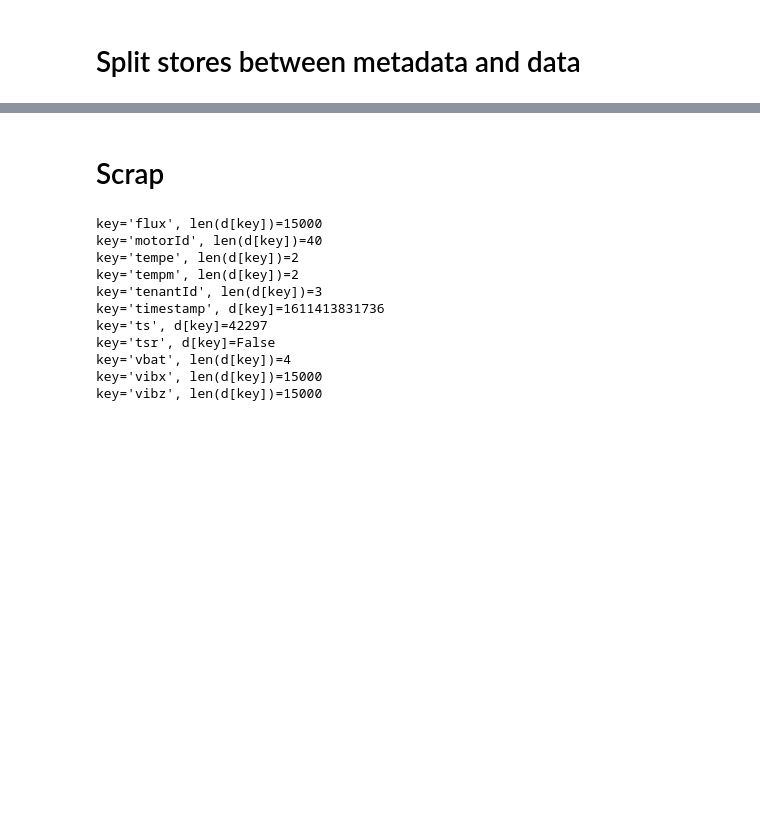
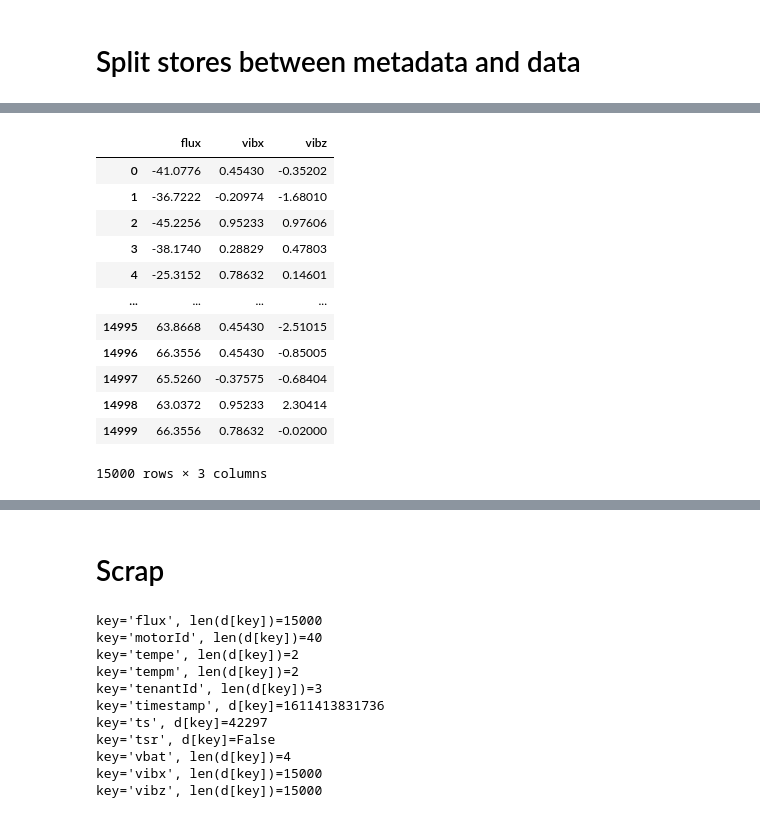
Before and after one commit to thorwhalen/plunk, a Jupyter notebook: plunk/sb/sms/data_access.ipynb, the cells around one changed output, grey strips where cells are left out. Drawn from its saved outputs; the diff is of its cells as text; code cells hidden in the pictures; blank space fills up the shorter version.

```diff
--- a/plunk/sb/sms/data_access.ipynb
+++ b/plunk/sb/sms/data_access.ipynb
@@ -63,6 +27,0 @@ set_of_concatenated_col_names(store)
-# %%
-path = '~/Dropbox/_odata/sound/induction_motor_data/'
-full_path = os.path.expanduser(path)
-
-# store
-store = DfLocalFileReader(full_path)
@@ -256,0 +54,18 @@ pandas.core.frame.DataFrame
+# %%
+datastore = data_store(store)
+df = datastore[key]
+df
+# %% [output]
+|  | flux | vibx | vibz |
+| 0 | -41.0776 | 0.45430 | -0.35202 |
+| 1 | -36.7222 | -0.20974 | -1.68010 |
+| 2 | -45.2256 | 0.95233 | 0.97606 |
+| 3 | -38.1740 | 0.28829 | 0.47803 |
+| 4 | -25.3152 | 0.78632 | 0.14601 |
+| ... | ... | ... | ... |
+| 14995 | 63.8668 | 0.45430 | -2.51015 |
+| 14996 | 66.3556 | 0.45430 | -0.85005 |
+| 14997 | 65.5260 | -0.37575 | -0.68404 |
+| 14998 | 63.0372 | 0.95233 | 2.30414 |
+| 14999 | 66.3556 | 0.78632 | -0.02000 |
+15000 rows × 3 columns
```
Also changed, not shown: parts of 29 cells of this notebook, 1 other file.
